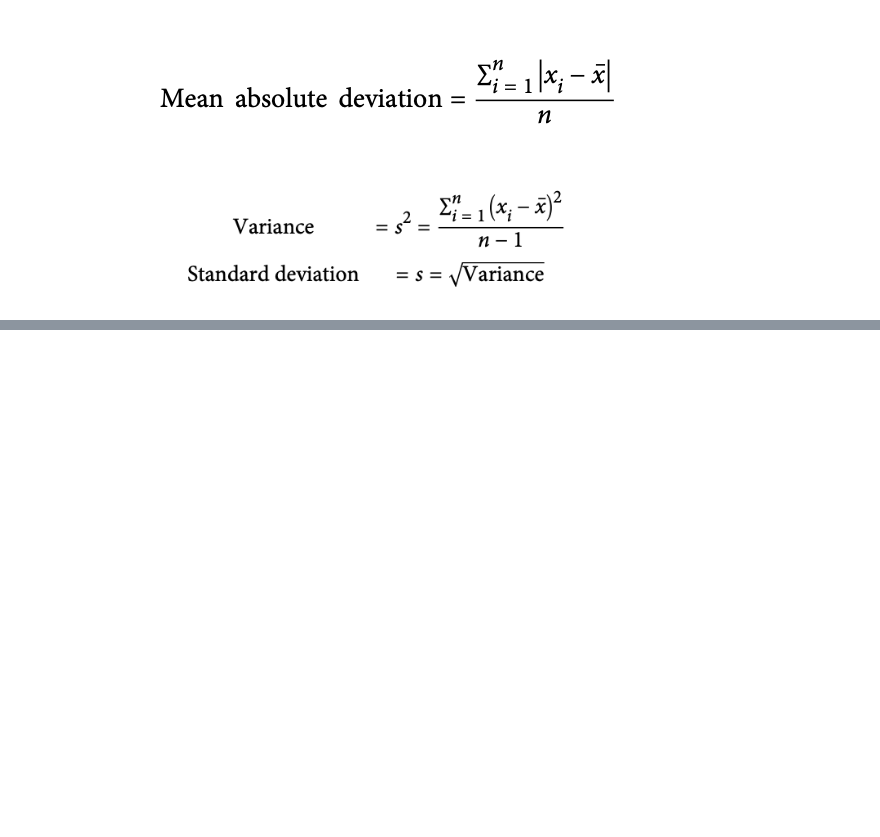
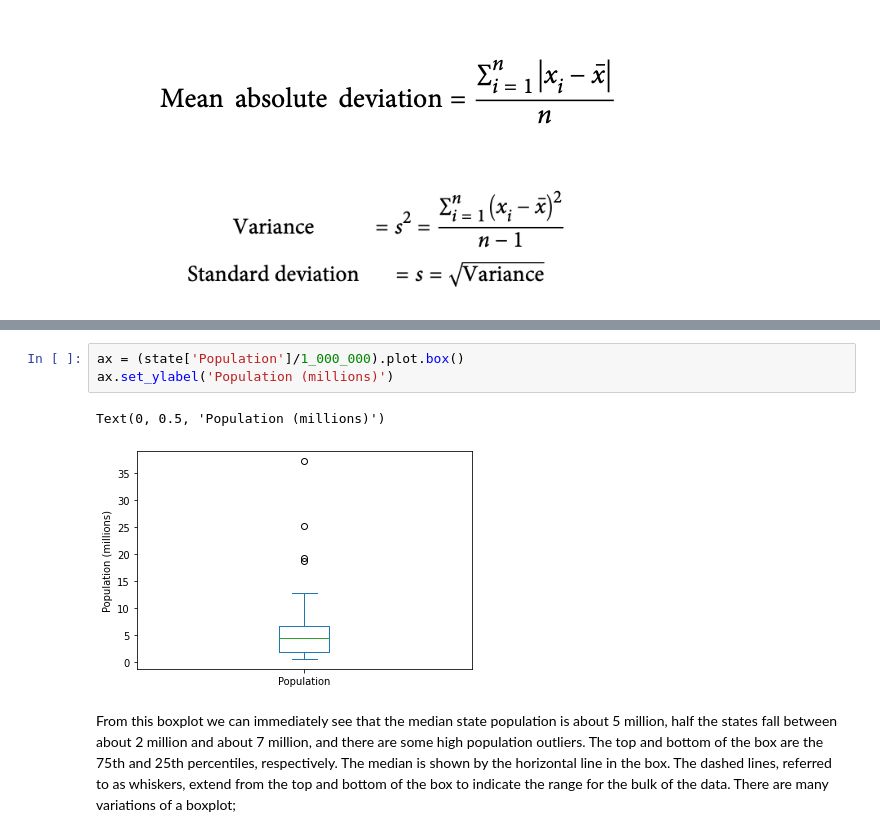
Before and after one commit to pradeepnegi88/practical-statistics, a Jupyter notebook: StatisticsPractical.ipynb, the cells around one changed output, grey strips where cells are left out. Cells and saved outputs as stored; diff of their text form; blank space fills up the shorter version.

```diff
--- a/StatisticsPractical.ipynb
+++ b/StatisticsPractical.ipynb
@@ -113,0 +146,8 @@ dispersion, measures whether the data values are tightly clus‐ tered or spread
+# %%
+ax = (state['Population']/1_000_000).plot.box()
+ax.set_ylabel('Population (millions)')
+# %% [output]
+Text(0, 0.5, 'Population (millions)')
+[figure, added]
+# %% [markdown]
+From this boxplot we can immediately see that the median state population is about 5 million, half the states fall between about 2 million and about 7 million, and there are some high population outliers. The top and bottom of the box are the 75th and 25th percentiles, respectively. The median is shown by the horizontal line in the box. The dashed lines, referred to as whiskers, extend from the top and bottom of the box to indicate the range for the bulk of the data. There are many variations of a boxplot;
```
Also changed, not shown: parts of 5 cells of this notebook.
